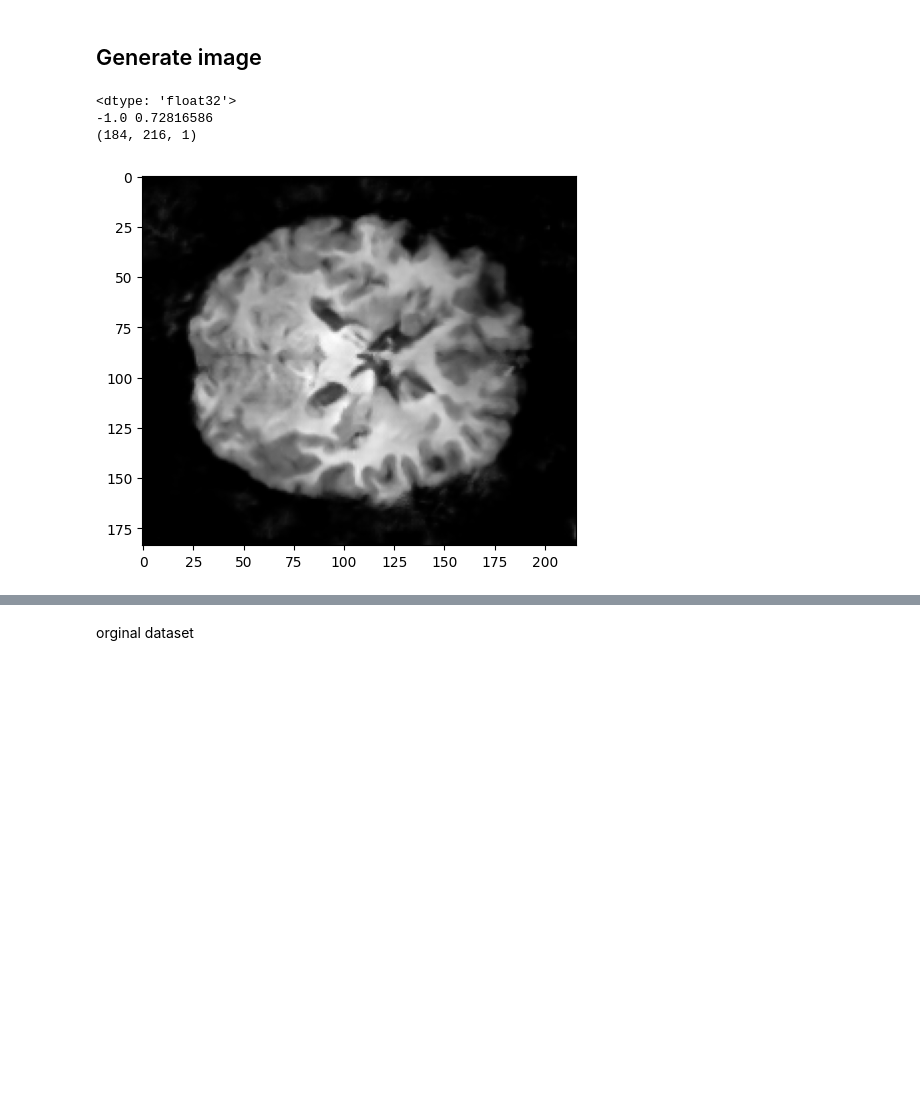
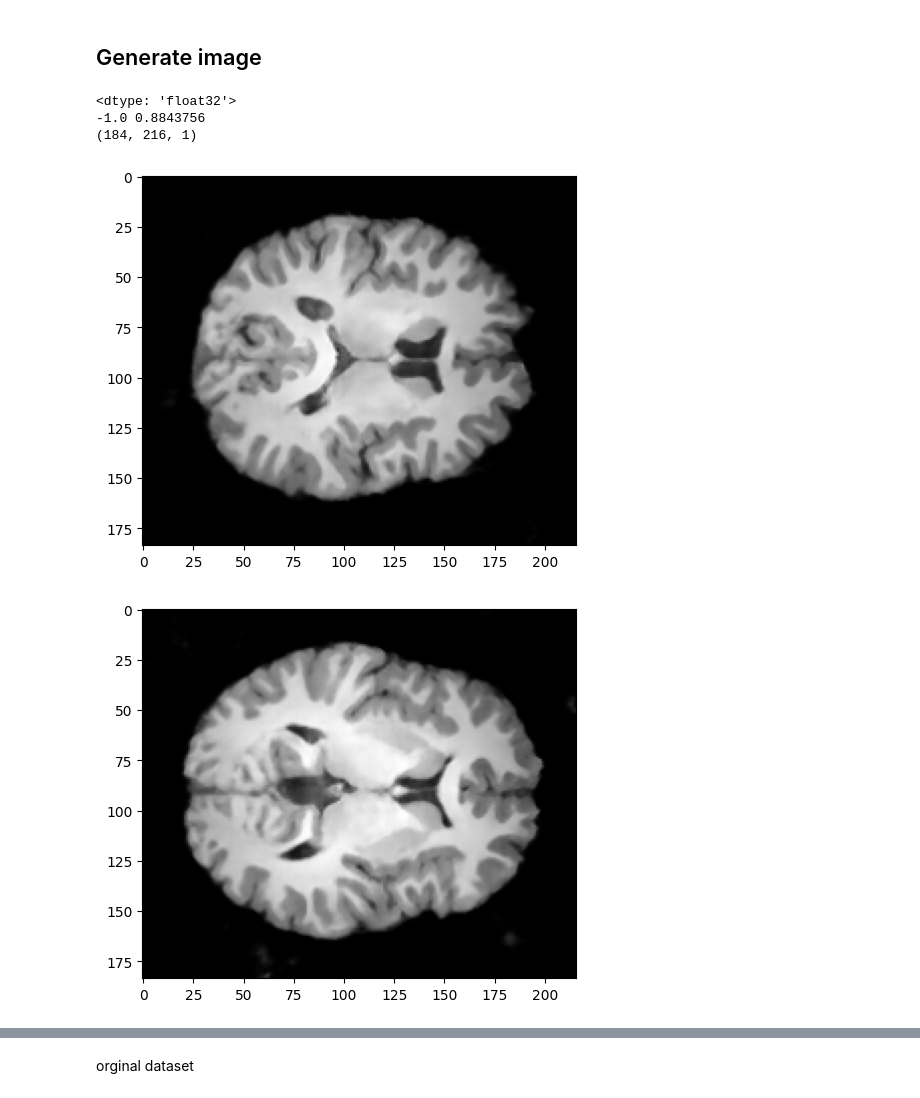
Before and after one commit to gacaam/Brain-MRI-Classification, a Jupyter notebook: GAN/hc/DCGAN_hc.ipynb, the cells around one changed output, grey strips where cells are left out. Saved outputs shown, nothing was run; the diff lists cells and outputs as text; code cells hidden in the pictures; blank space fills up the shorter version.

```diff
--- a/GAN/hc/DCGAN_hc.ipynb
+++ b/GAN/hc/DCGAN_hc.ipynb
@@ -251,7 +251,7 @@ def generate_and_save_images(model, epoch, test_input):
 # %%
 EPOCHS = 354
 noise_dim = 100
-num_examples_to_generate = 15
+num_examples_to_generate = 9
 seed = tf.random.normal([num_examples_to_generate, noise_dim])
 # %%
 checkpoint.restore(tf.train.latest_checkpoint(checkpoint_dir))
@@ -277,14 +278,18 @@ training epoch 660...
 ## Generate image
 # %%
 predictions = generator(seed, training=False)
-# plt.imshow(predictions[8], cmap='gray');
-test = predictions[5]
+test = predictions[8]
 print(test.dtype)
 print(np.min(test),np.max(test))
 print(test.shape)
-plt.imshow(test, cmap='gray');
+# plt.imshow(predictions[8], cmap='gray');
+for i in range(8):
+    img = predictions[i]
+    plt.imshow(img, cmap='gray')
+    plt.show()
 # %% [output]
 <dtype: 'float32'>
--1.0 0.72816586
+-1.0 0.8843756
 (184, 216, 1)
-[figure, old version]
+[figure, new version]
+[figure, added]
```
Also changed, not shown: parts of 10 cells of this notebook, 2 other files.
